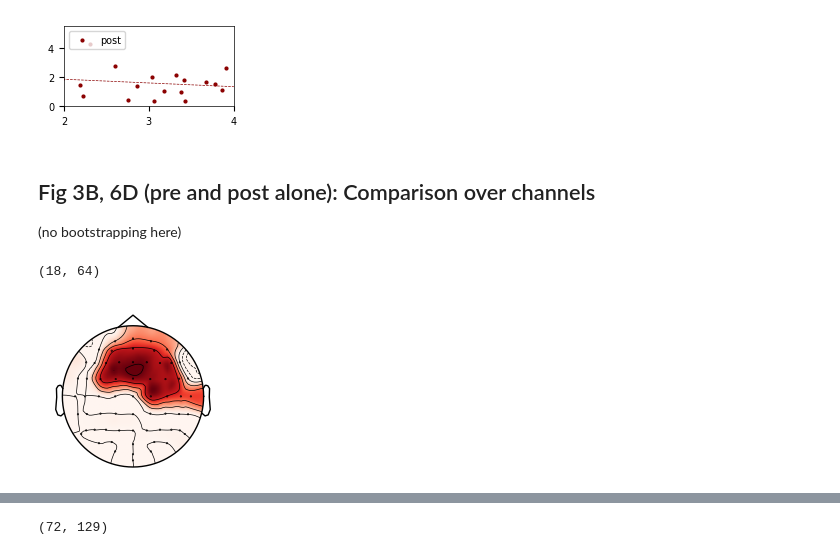
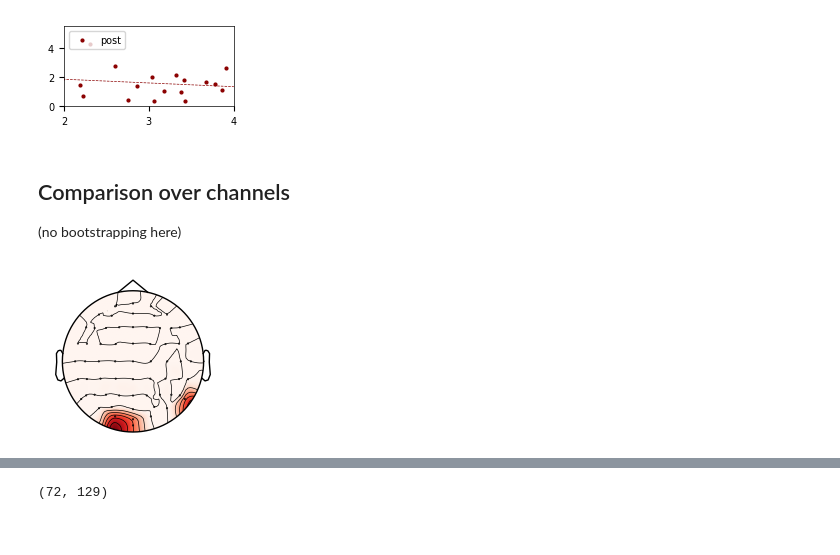
Before and after one commit to haiqin-zhang/AuditoryMotorPiano, a Jupyter notebook: ARTICLE_FIGS/[FIGURE]_ave_error_ERPs_prepost.ipynb, the cells around one changed output, grey strips where cells are left out. Drawn from its saved outputs; the diff is of its cells as text; code cells hidden in the pictures.

```diff
--- a/ARTICLE_FIGS/[FIGURE]_ave_error_ERPs_prepost.ipynb
+++ b/ARTICLE_FIGS/[FIGURE]_ave_error_ERPs_prepost.ipynb
@@ -376,7 +459,7 @@ plt.savefig(f'./figures/corr_mus_{period}_P100.svg')
 PearsonRResult(statistic=-0.1567406999226073, pvalue=0.5345259376893547)
 [figure]
 # %% [markdown]
-## Fig 3B, 6D (pre and post alone): Comparison over channels
+## Comparison over channels
 (no bootstrapping here)
 # %%
 #utils for t-tests
@@ -438,42 +521,47 @@ def p_mask(diffs, p_values):
 # %%
 #stats over channels
 
-period = 'pre'
+period = 'post'
+
+#plot single timepoint only
+# time_to_plot = 0.1
+# time_idx = time_index_custom([time_to_plot], erp_times)[0]
+# diffs_fo= np.stack(corr_df.query(f'period == "{period}"')['diff'].values)[:, :64, time_idx]
+
+#----------------------------
 
 #take peak value over a time window
-# time_to_plot = [0.025, 0.06] #P50
-# time_to_plot = [0.08, 0.12] #N100 averaged over a window
-time_to_plot = [0.1] #N100, single time slice
-
-
+time_to_plot = [0.025, 0.06]
+# time_to_plot = [0.08, 0.12]
+# time_to_plot = [0.09, 0.11]
+# time_to_plot = [0.35, 0.4]
 time_idx = time_index_custom(time_to_plot, erp_times)
 diffs_fo_all = np.stack(corr_df.query(f'period == "{period}"')['diff'].values)
-
-if time_to_plot == [0.08, 0.12]:
-    diffs_fo = np.min(diffs_fo_all[:, :64, time_idx[0]:time_idx[1]], axis = 2)
-elif time_to_plot == [0.025, 0.06]:
-    diffs_fo = np.max(diffs_fo_all[:, :64, time_idx[0]:time_idx[1]], axis = 2)
-elif time_to_plot == [0.1]:
-    diffs_fo = diffs_fo_all[:, :64, time_idx].squeeze()
-
+diffs_fo = np.max(diffs_fo_all[:, :64, time_idx[0]:time_idx[1]], axis = 2)
 _, p_fo = t_over_channels(diffs_fo, fdr = True)
 
 
 #calculate differences
 diffs_fo_t = diffs_fo.mean(axis = 0)
 diffs_fo_t = p_mask(diffs_fo_t, p_fo)
 diffs_fo_t_abs = np.abs(diffs_fo_t)
 
 info = load_ep_info()
 
 fig = plt.figure(figsize=(1.7,1.7))  # set the exact output size
 ax = fig.add_axes([0, 0, 1, 1])
 
 im1, _ = mne.viz.plot_topomap(diffs_fo_t_abs, info, axes = ax, show=False, vlim=(0, 1.2e-6))
+# im1, _ = mne.viz.plot_topomap(diffs_fo_t_abs, info, axes = axes, show=False)
 
+
+# cbar = plt.colorbar(im1, ax=axes, orientation='vertical')
+# cbar.ax.yaxis.set_major_formatter(plt.FuncFormatter(lambda x, _: f'{x * 1e6:.1f}'))  # Convert scale from V to µV
+# cbar.set_label(r'Amplitude ($\mu$V)')
+
+# fig.suptitle(f'{period} {time_to_plot} s')
 
 plt.savefig(f'./figures/fo_topo_{period}_{time_to_plot}.svg', transparent = True)
 plt.tight_layout()
 # %% [output]
-(18, 64)
-[figure, old version]
+[figure, new version]
```
Also changed, not shown: parts of 23 cells of this notebook, 18 other files.
